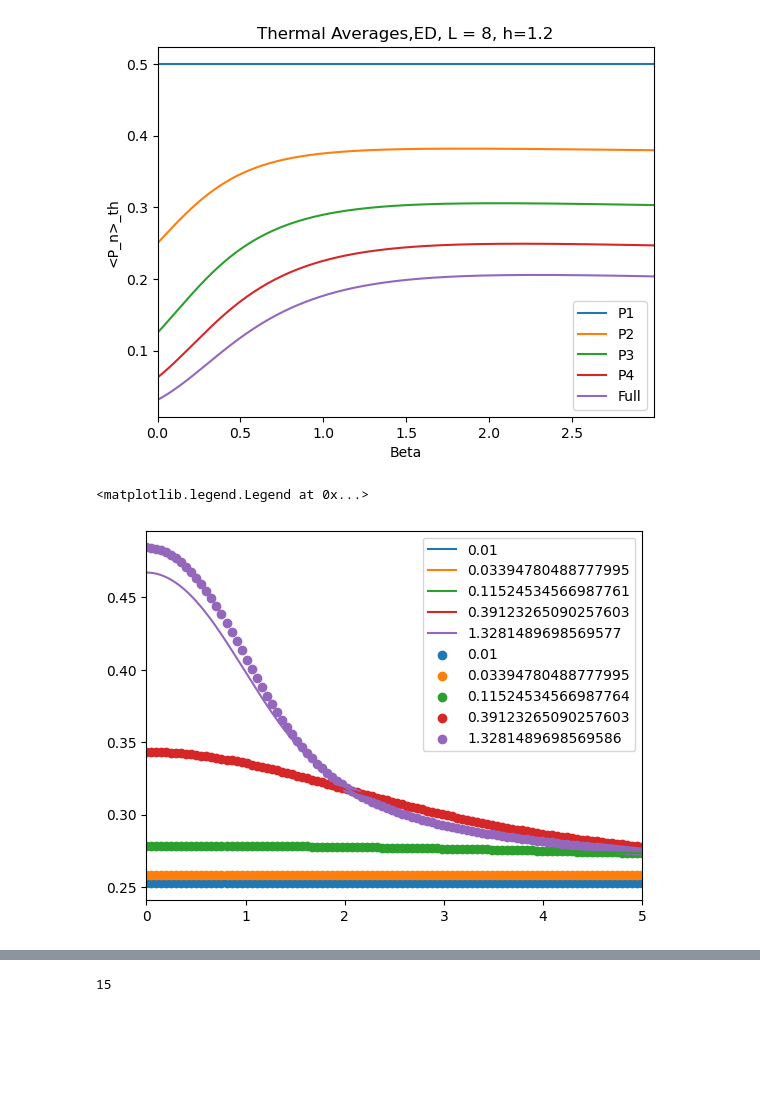
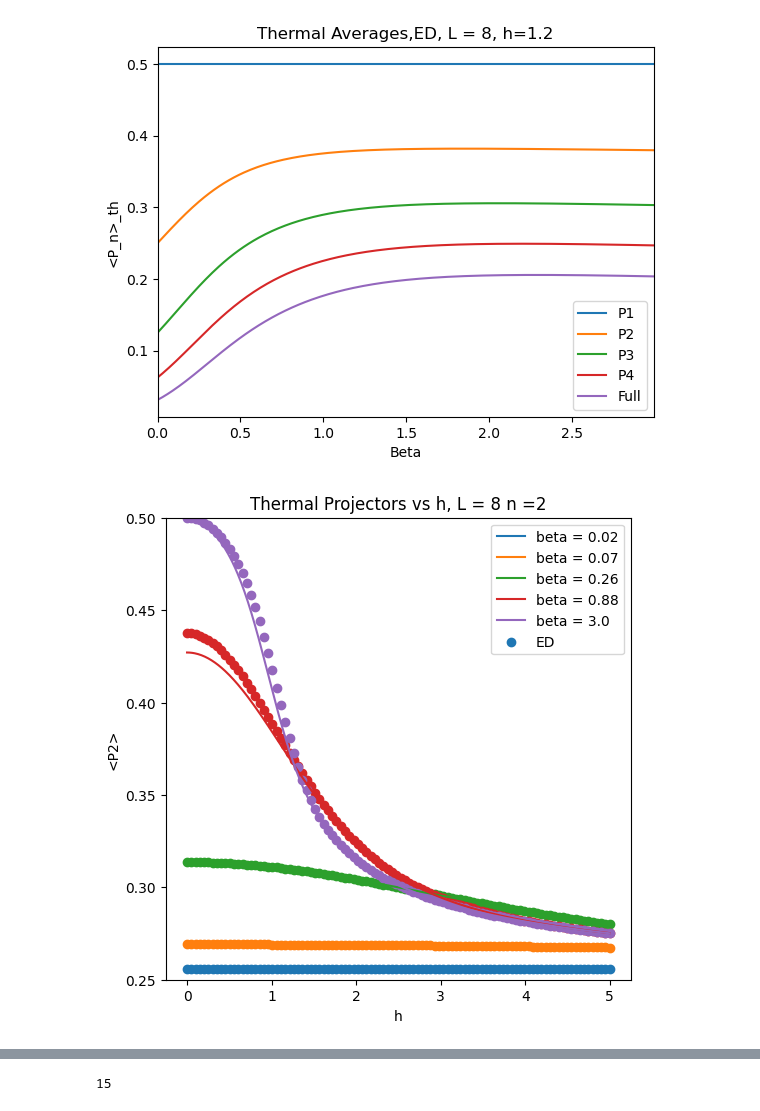
Before and after one commit to KristianMunnikhuis/subsystem_loschmidt_echo, a Jupyter notebook: scripts/mutual_info/exact_diag/gibbs_ED.ipynb, the cells around one changed output, grey strips where cells are left out. Cells and saved outputs as stored; diff of their text form; code cells hidden in the pictures; blank space fills up the shorter version.

```diff
--- a/scripts/mutual_info/exact_diag/gibbs_ED.ipynb
+++ b/scripts/mutual_info/exact_diag/gibbs_ED.ipynb
@@ -569,18 +569,21 @@ def read_thermal_data(filename):
 data = "../../../results/thermal_averages/L=8_TFIM_thermal_average.txt"
 b,h,data = read_thermal_data(data)
 # %%
-for i in range(0,len(b),3):
-    plt.plot(h,data[i],label = b[i])
+plt.figure(figsize=(6,6))
+for i in range(2,len(b),3):
+    plt.plot(h,data[i],label = "beta = "+str(b[i])[:4])
 
-    plt.legend()
-
-
-for t in range(0,len(betas),3):
-
-    plt.scatter(h_i,P2_thermal[t],label = betas[t])
-plt.xlim(h_i[0],h_i[-1])
+for t in range(2,len(betas),3):
+    if t == 2:
+        plt.scatter(h_i,P2_thermal[t],label = "ED")
+    else:
+        plt.scatter(h_i,P2_thermal[t])
+plt.xlabel("h")
+plt.ylabel("<P2>")
+plt.title("Thermal Projectors vs h, L = " + str(L)+" n =" +str(2))
+plt.ylim(.25,.5)
 plt.legend()
+plt.show()
 # %% [output]
-<matplotlib.legend.Legend at 0x...>
-[figure, old version]
+[figure, new version]
 # %%
```
Also changed, not shown: parts of 1 cell of this notebook.
